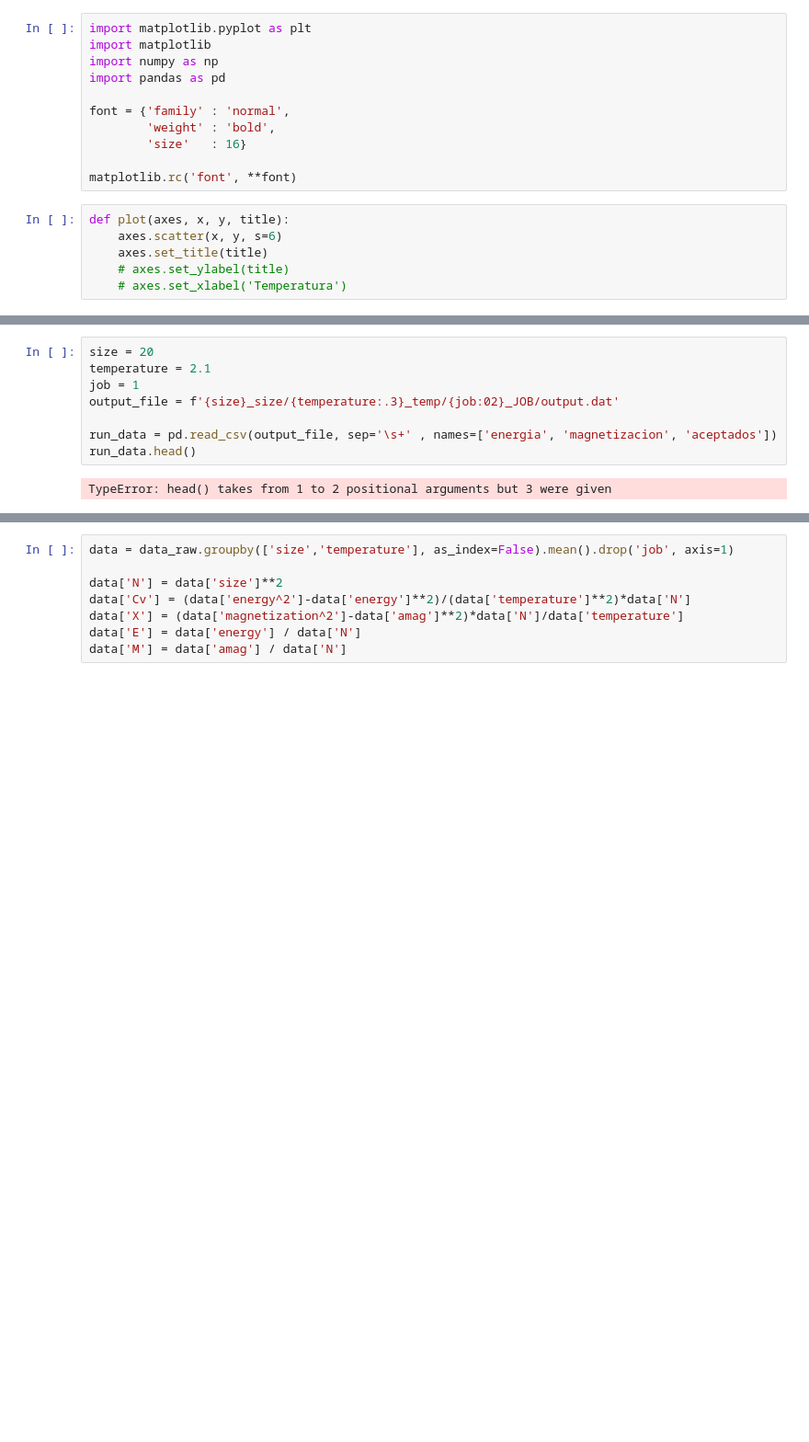
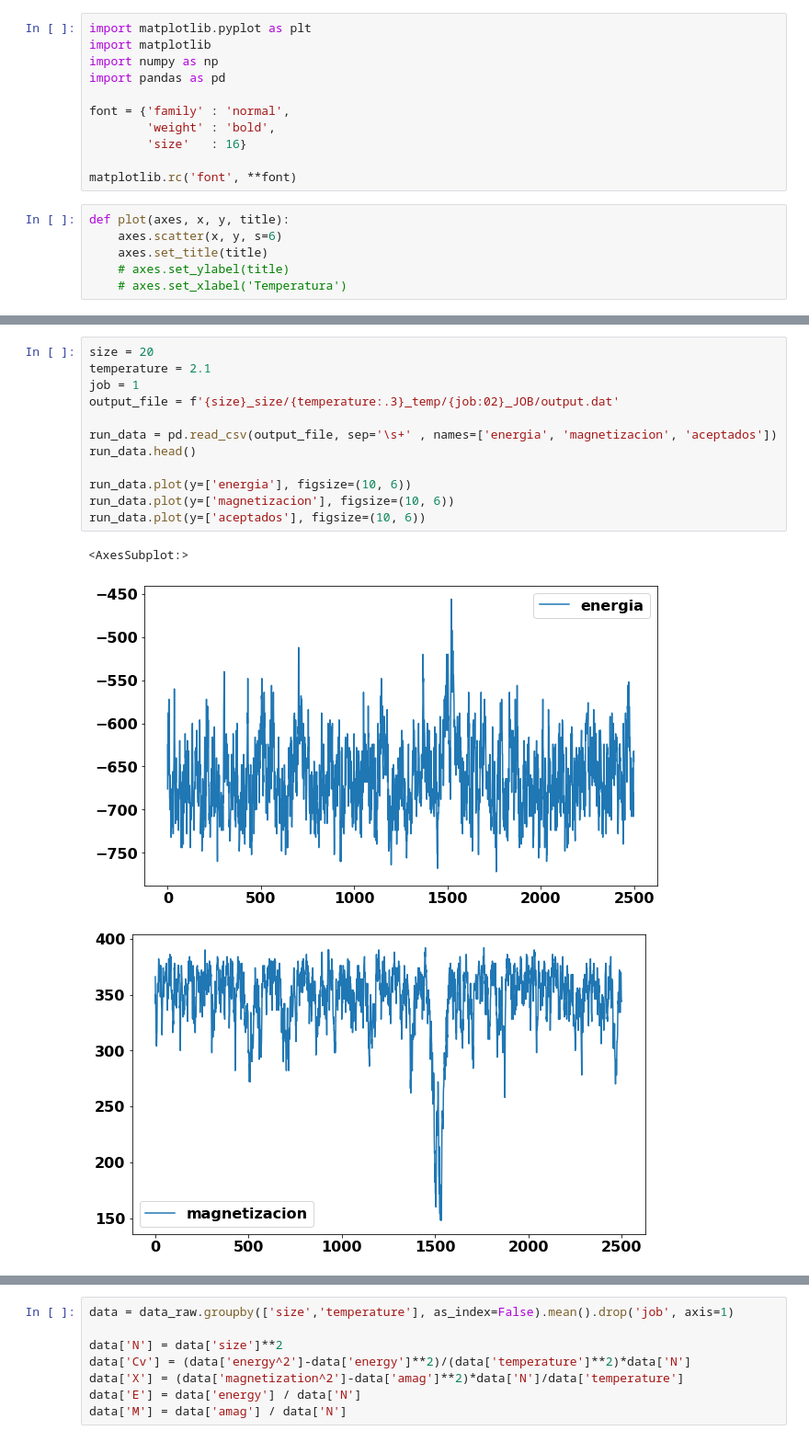
Before and after one commit to sstandre/ising, a Jupyter notebook: analisis.ipynb, the cells around one changed output, grey strips where cells are left out. Shown at 92% size. Cells and saved outputs as stored; diff of their text form; blank space fills up the shorter version.

```diff
--- a/analisis.ipynb
+++ b/analisis.ipynb
@@ -41,10 +41,16 @@ data_raw.head(10)
 # %%
 size = 20
 temperature = 2.1
 job = 1
 output_file = f'{size}_size/{temperature:.3}_temp/{job:02}_JOB/output.dat'
 
 run_data = pd.read_csv(output_file, sep='\s+' , names=['energia', 'magnetizacion', 'aceptados'])
 run_data.head()
+
+run_data.plot(y=['energia'], figsize=(10, 6))
+run_data.plot(y=['magnetizacion'], figsize=(10, 6))
+run_data.plot(y=['aceptados'], figsize=(10, 6))
 # %% [output]
-TypeError: head() takes from 1 to 2 positional arguments but 3 were given
+<AxesSubplot:>
+[figure, added]
+[figure, added]
```
Also changed, not shown: parts of 3 cells of this notebook, 1 other file.
